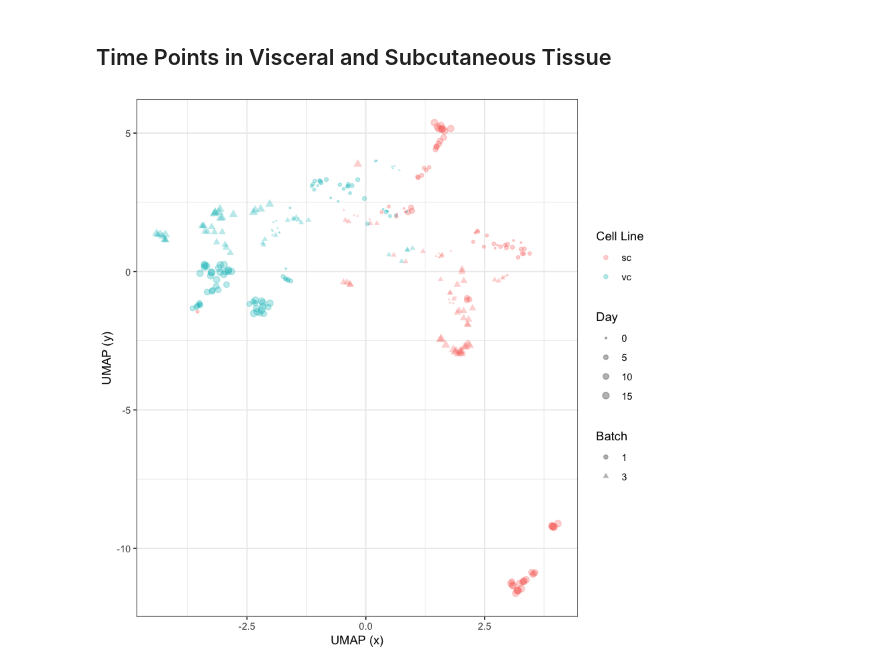
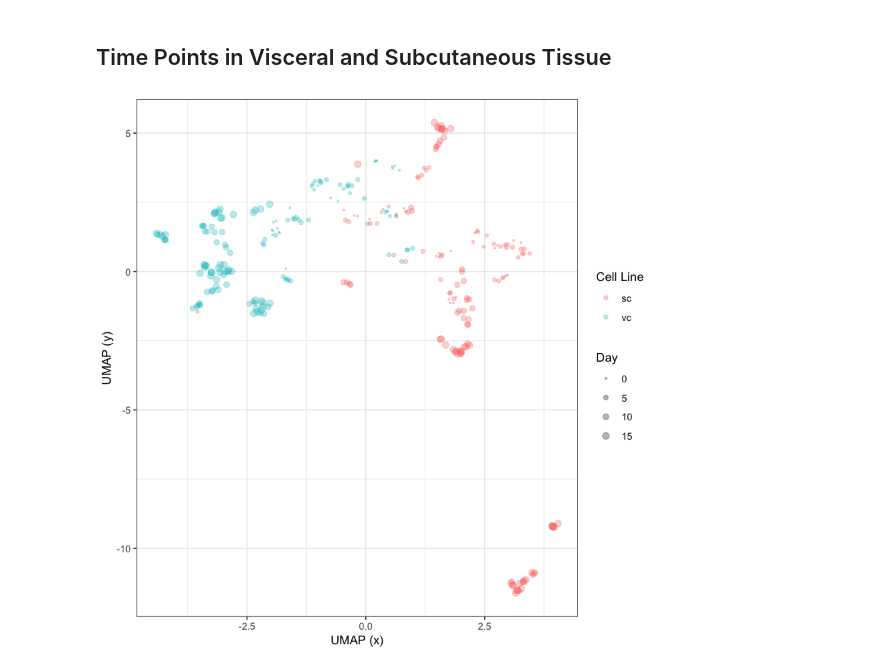
Before and after one commit to broadinstitute/2018_04_12_T2D_V2F_Saadat_Broad, a Jupyter notebook: umap_viz.ipynb, the cells around one changed output. Cells and saved outputs as stored; diff of their text form; code cells hidden in the pictures.

Commit message:
remove batch from figure shape

```diff
--- a/umap_viz.ipynb
+++ b/umap_viz.ipynb
@@ -271,27 +271,22 @@ for(extension in c('.png', '.pdf')) {
 # %%
 umap_full_gg <- ggplot(cp_umap_df, aes(x, y)) +
     geom_point(aes(color = Cell_Line,
-                   size = as.numeric(paste(Day)),
-                   shape = Batch),
+                   size = as.numeric(paste(Day))),
                alpha = 0.3) +
     theme_bw() +
     scale_size_continuous(name = "Day",
                           range = c(0.5, 2.5)) +
     scale_color_discrete(name = "Cell Line") +
-    scale_shape_manual(name = "Batch",
-                       values = c(19, 17),
-                       labels = c("batch_one" = "1",
-                                  "batch_three" = "3")) +
     xlab("UMAP (x)") +
     ylab("UMAP (y)") +
     theme(strip.text.x = element_text(size = 10),
           strip.text.y = element_text(size = 7),
           strip.background = element_rect(colour = "black",
                                           fill = "#fdfff4"))
 
 umap_full_gg
 # %% [output]
-[figure, old version]
+[figure, new version]
 # %%
 extensions <- c(".png", ".pdf", ".svg")
 output_filebase <- file.path("figures", "umap_batch1_batch3_day_line_batch")
```
Also changed, not shown: parts of 1 cell of this notebook, 8 other files.
